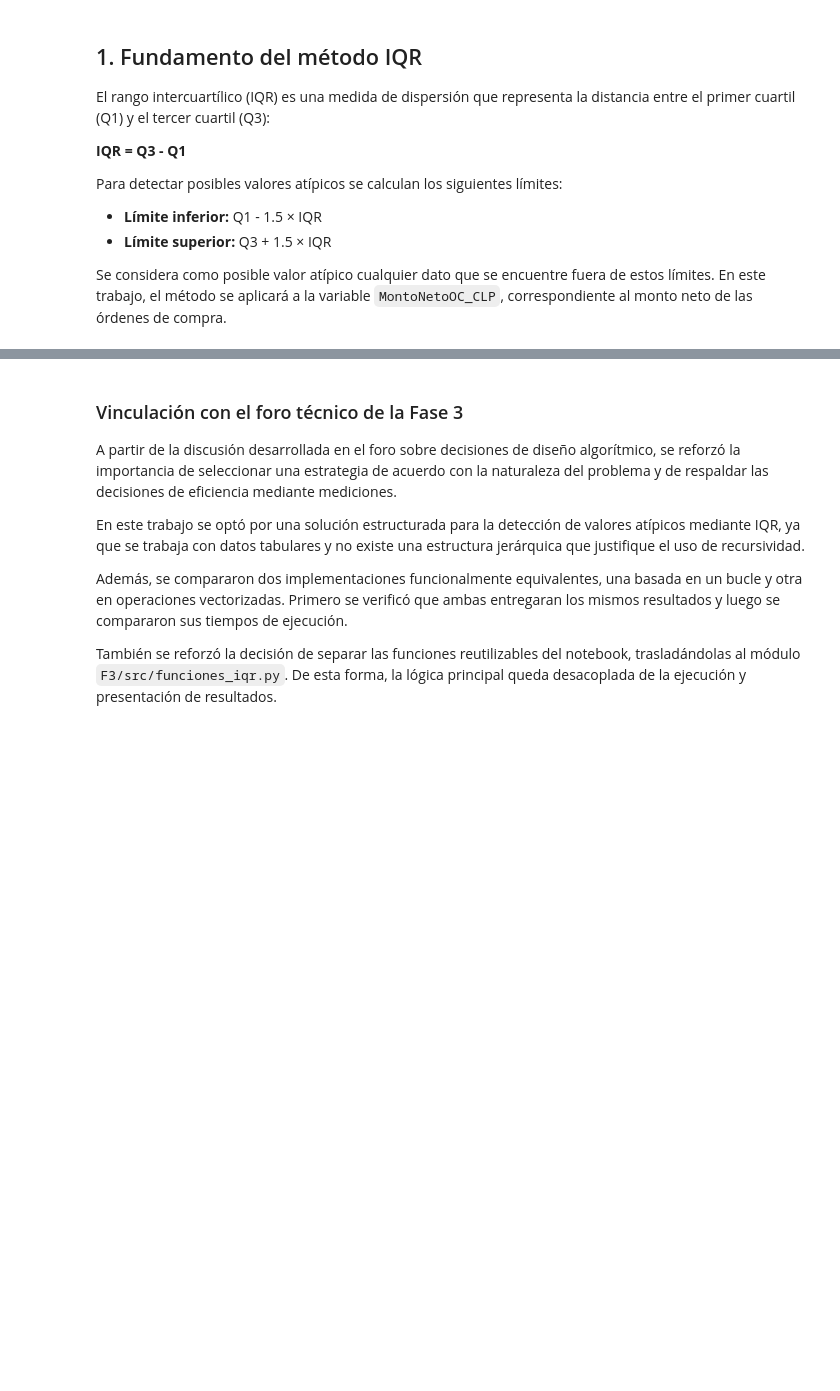
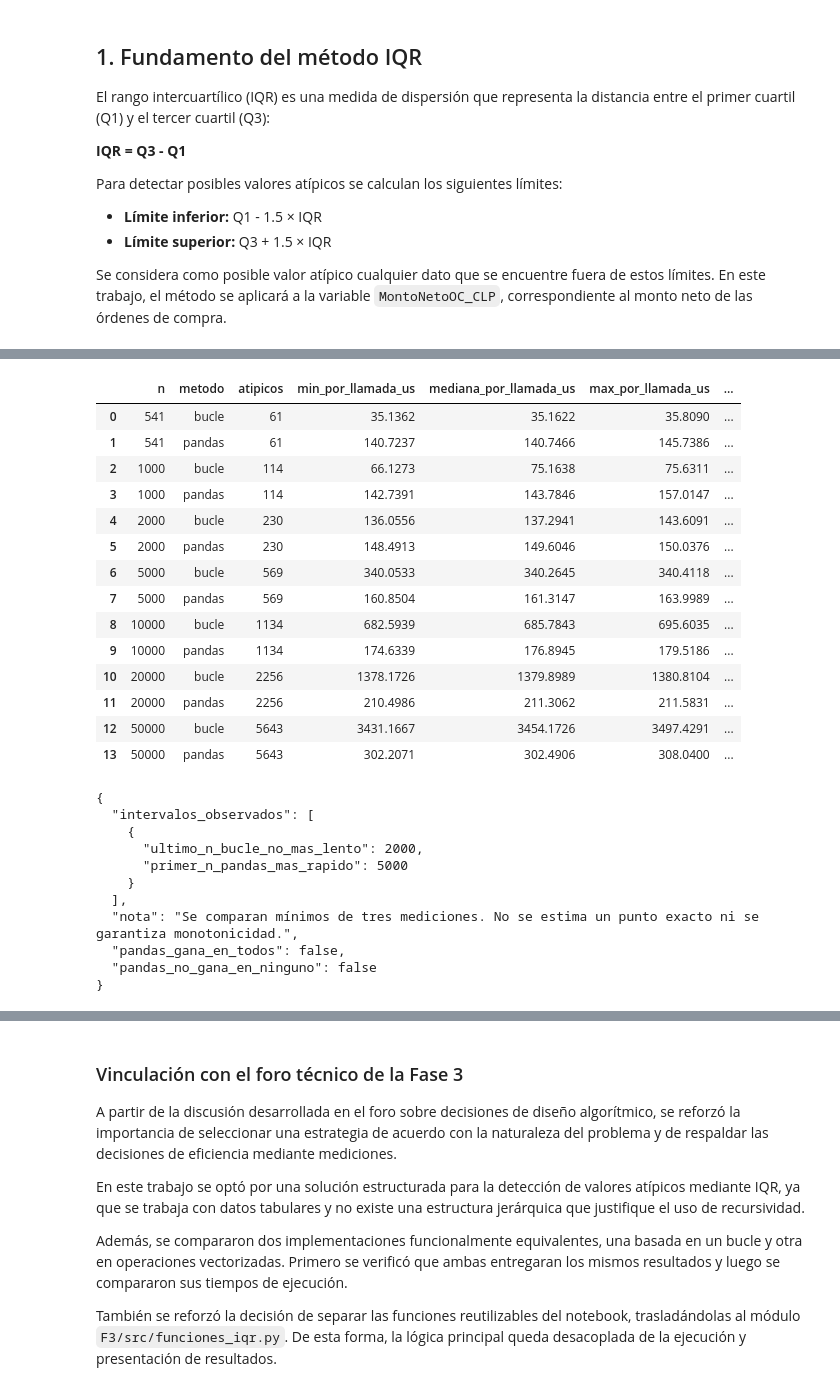
Before and after one commit to BenjaArayaM/proyecto-grupo7-mcdi500, a Jupyter notebook: F3/notebooks/F3_Formativa_Eficiencia_IQR.ipynb, the cells around one changed output, grey strips where cells are left out. Drawn from its saved outputs; the diff is of its cells as text; code cells hidden in the pictures; blank space fills up the shorter version.

```diff
--- a/F3/notebooks/F3_Formativa_Eficiencia_IQR.ipynb
+++ b/F3/notebooks/F3_Formativa_Eficiencia_IQR.ipynb
@@ -330,0 +129,14 @@ Las funciones utilizadas para detectar valores atípicos se trasladaron al archi
+# %%
+atipicos_bucle = detectar_atipicos_bucle(montos, limite_inferior, limite_superior)
+atipicos_vectorizado = detectar_atipicos_vectorizado(montos, limite_inferior, limite_superior)
+marca_f3 = (montos < limite_inferior) | (montos > limite_superior)
+metricas_f2 = json.loads((ROOT / 'F2/docs/metricas.json').read_text(encoding='utf-8'))
+assert atipicos_bucle == atipicos_vectorizado == montos[marca_f3].tolist()
+assert marca_f3.tolist() == datos['extremo_iqr_neto_clp'].tolist()
+assert datos.loc[marca_f3, 'codigoOC'].tolist() == datos.loc[datos['extremo_iqr_neto_clp'], 'codigoOC'].tolist()
+for clave in ['q1', 'q3', 'limite_inferior', 'limite_superior']:
+    np.testing.assert_allclose(limites[clave], metricas_f2['iqr_neto_clp'][clave], rtol=0, atol=1e-6)
+assert len(montos) == metricas_f2['ordenes'] == 541
+assert len(atipicos_bucle) == metricas_f2['extremos_neto_clp_todos_estados'] == 61
+print('541 OC; 61 extremos. Listas, marcas por OC y límites coinciden con F2.')
+print('Registros eliminados: 0. Registros imputados: 0.')
@@ -330,0 +190,34 @@ Las funciones utilizadas para detectar valores atípicos se trasladaron al archi
+# %%
+tabla_benchmark, muestras = ejecutar_benchmark(montos, limites)
+cruces = resumir_cruces(tabla_benchmark)
+tabla_benchmark.to_csv(destino / 'benchmark_iqr.csv', index=False)
+(destino / 'benchmark_iqr_muestras.json').write_text(json.dumps(muestras, indent=2, allow_nan=False)+'\n', encoding='utf-8')
+display(tabla_benchmark[['n', 'metodo', 'atipicos', 'min_por_llamada_us', 'mediana_por_llamada_us', 'max_por_llamada_us', 'mediana_pico_bytes']])
+print(json.dumps(cruces, ensure_ascii=False, indent=2))
+# %% [output]
+|  | n | metodo | atipicos | min_por_llamada_us | mediana_por_llamada_us | max_por_llamada_us | ... |
+| 0 | 541 | bucle | 61 | 35.1362 | 35.1622 | 35.8090 | ... |
+| 1 | 541 | pandas | 61 | 140.7237 | 140.7466 | 145.7386 | ... |
+| 2 | 1000 | bucle | 114 | 66.1273 | 75.1638 | 75.6311 | ... |
+| 3 | 1000 | pandas | 114 | 142.7391 | 143.7846 | 157.0147 | ... |
+| 4 | 2000 | bucle | 230 | 136.0556 | 137.2941 | 143.6091 | ... |
+| 5 | 2000 | pandas | 230 | 148.4913 | 149.6046 | 150.0376 | ... |
+| 6 | 5000 | bucle | 569 | 340.0533 | 340.2645 | 340.4118 | ... |
+| 7 | 5000 | pandas | 569 | 160.8504 | 161.3147 | 163.9989 | ... |
+| 8 | 10000 | bucle | 1134 | 682.5939 | 685.7843 | 695.6035 | ... |
+| 9 | 10000 | pandas | 1134 | 174.6339 | 176.8945 | 179.5186 | ... |
+| 10 | 20000 | bucle | 2256 | 1378.1726 | 1379.8989 | 1380.8104 | ... |
+| 11 | 20000 | pandas | 2256 | 210.4986 | 211.3062 | 211.5831 | ... |
+| 12 | 50000 | bucle | 5643 | 3431.1667 | 3454.1726 | 3497.4291 | ... |
+| 13 | 50000 | pandas | 5643 | 302.2071 | 302.4906 | 308.0400 | ... |
+{
+  "intervalos_observados": [
+    {
+      "ultimo_n_bucle_no_mas_lento": 2000,
+      "primer_n_pandas_mas_rapido": 5000
+    }
+  ],
+  "nota": "Se comparan mínimos de tres mediciones. No se estima un punto exacto ni se garantiza monotonicidad.",
+  "pandas_gana_en_todos": false,
+  "pandas_no_gana_en_ninguno": false
+}
```
Also changed, not shown: parts of 39 cells of this notebook, 28 other files.
